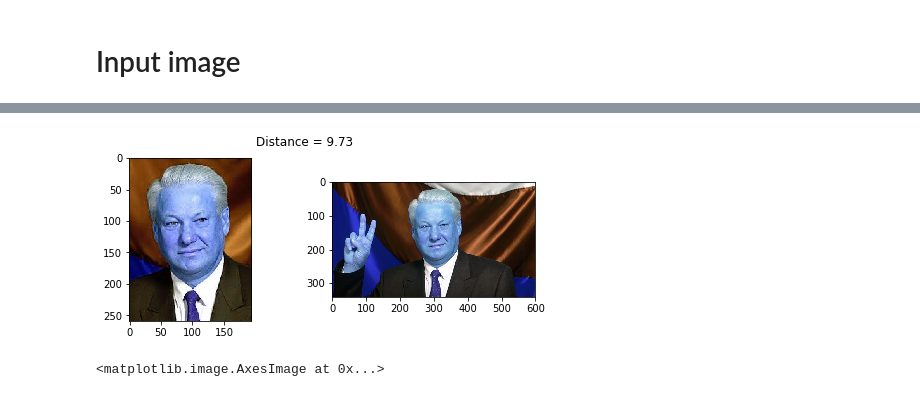
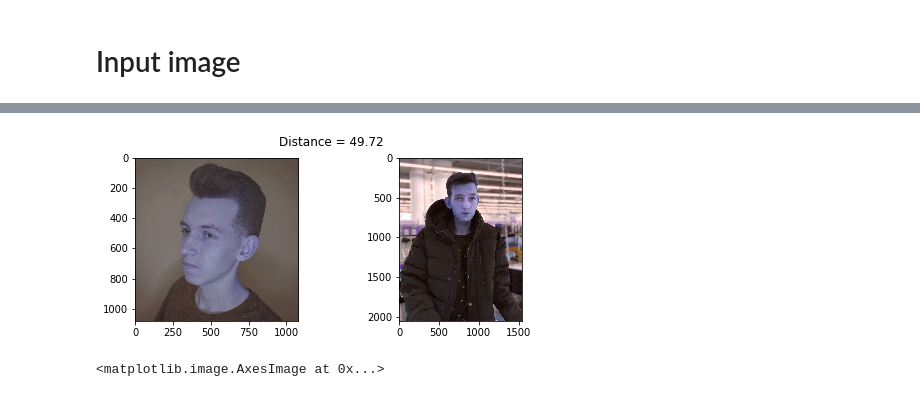
Before and after one commit to poteminr/face_recognition, a Jupyter notebook: pred_system.ipynb, the cells around one changed output, grey strips where cells are left out. Drawn from its saved outputs; the diff is of its cells as text; code cells hidden in the pictures.

```diff
--- a/pred_system.ipynb
+++ b/pred_system.ipynb
@@ -34,6 +37,6 @@ prp.face_distance(nabiu1,nabiu2)
 # %%
-embedded = [prp.face_embedding(ebn),prp.face_embedding(ya2),prp.face_embedding(ebn2)]
-faces = [ebn,ya2,ebn2]
+embedded = [prp.face_embedding(ebn),prp.face_embedding(ya2),prp.face_embedding(ebn2),prp.face_embedding(ya)]
+faces = [ebn,ya2,ebn2,ya]
 def show_pair(idx1, idx2):
     plt.figure(figsize=(8,3))
     plt.suptitle(f'Distance = {prp.distance(embedded[idx1], embedded[idx2]):.2f}')
@@ -41,10 +44,10 @@ def show_pair(idx1, idx2):
     plt.imshow(faces[idx1])
     plt.subplot(122)
     plt.imshow(faces[idx2])
-# %%
-show_pair(0,2)
-# %% [output]
-[figure, removed]
+# %%
+show_pair(1,3)
+# %% [output]
+[figure, added]
 # %%
 plt.imshow(prp.crop_faces(ebn)[0])
 # %% [output]
```
Also changed, not shown: parts of 7 cells of this notebook.
